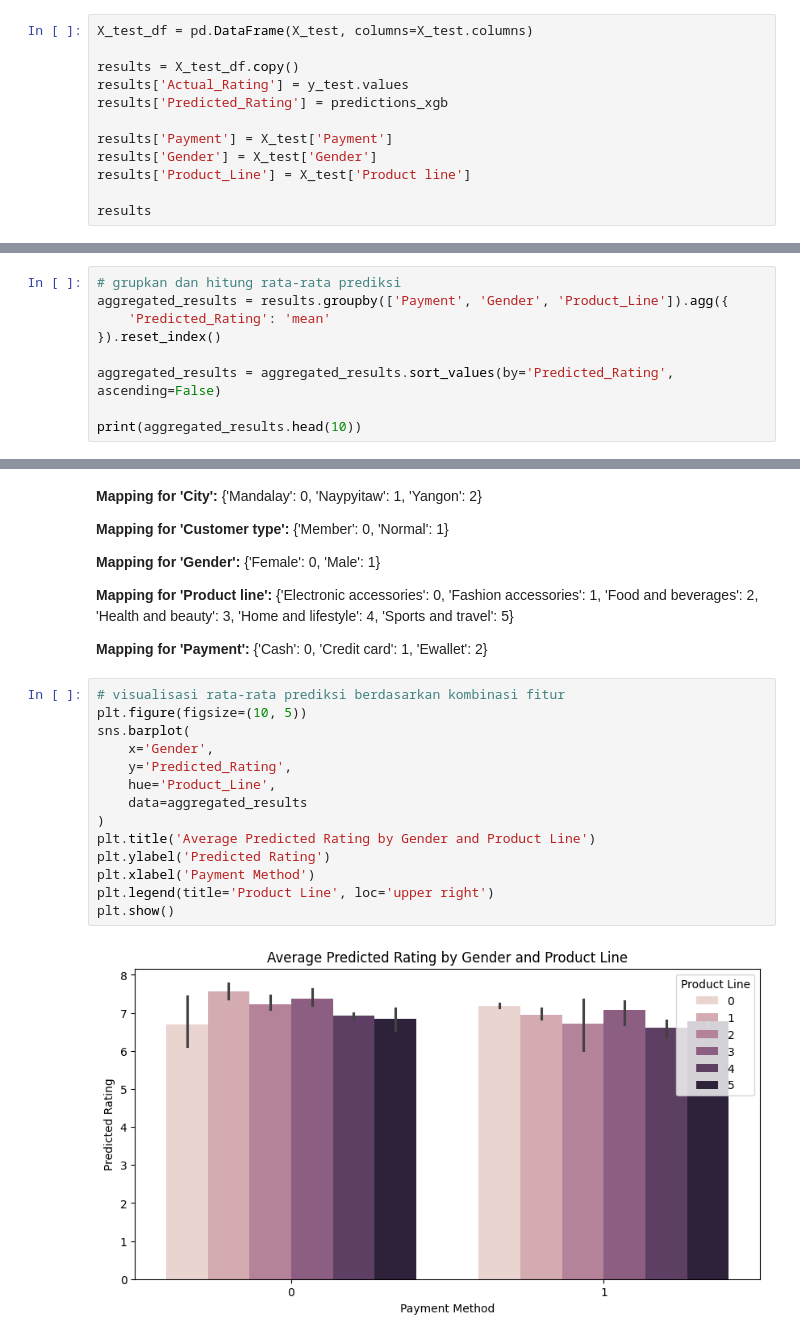
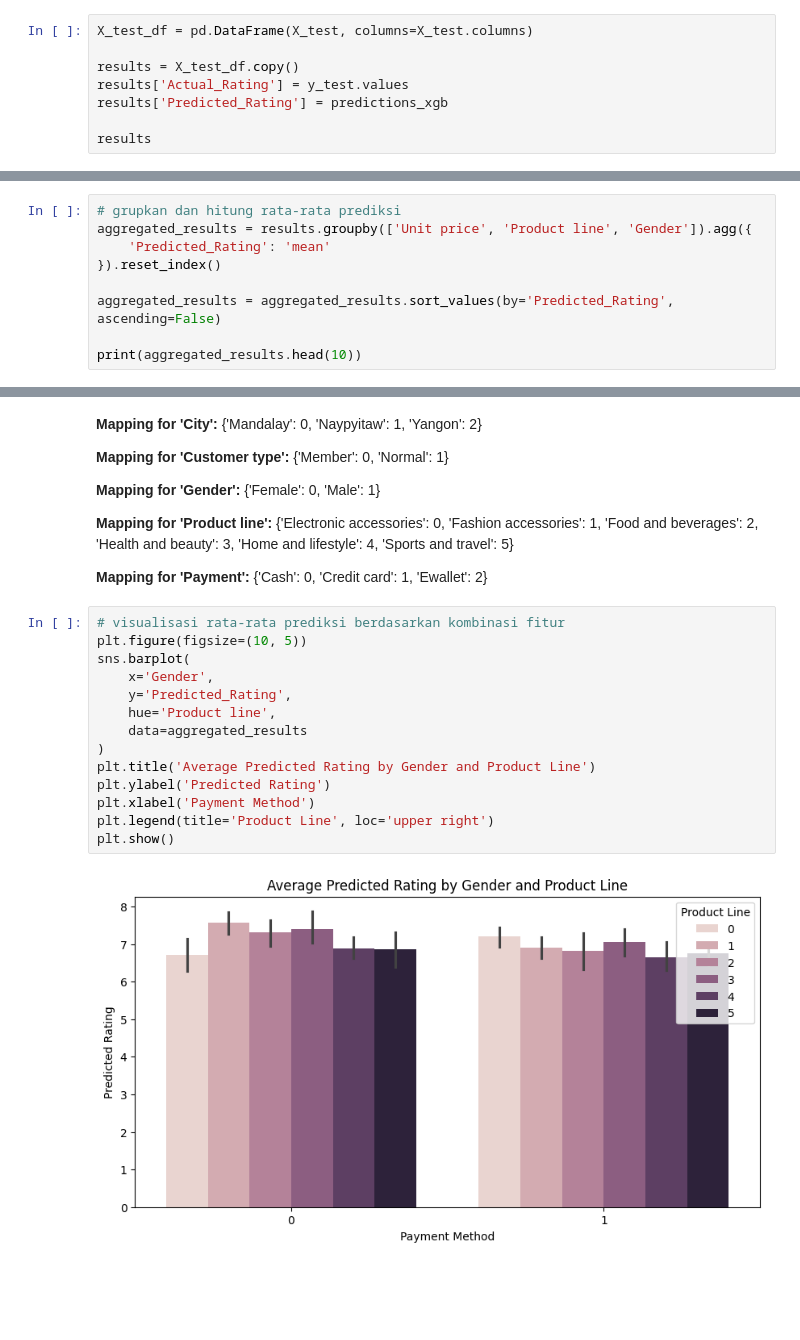
Before and after one commit to jniceshly/supermarket-sales-rating-prediction-regression, a Jupyter notebook: code.ipynb, the cells around one changed output, grey strips where cells are left out. Drawn from its saved outputs; the diff is of its cells as text; blank space fills up the shorter version.

Commit message:
prediction result

```diff
--- a/code.ipynb
+++ b/code.ipynb
@@ -441,10 +441,6 @@ results = X_test_df.copy()
 results['Actual_Rating'] = y_test.values
 results['Predicted_Rating'] = predictions_xgb
 
-results['Payment'] = X_test['Payment']
-results['Gender'] = X_test['Gender']
-results['Product_Line'] = X_test['Product line']
-
 results
 # %% [output]
 |  | City | Customer type | Gender | Product line | Unit price | Quantity | Payment | Actual_Rating | ... |
@@ -466,7 +462,7 @@ results
 #     data[col] = data[col].map(reverse_mapping)
 # %%
 # grupkan dan hitung rata-rata prediksi
-aggregated_results = results.groupby(['Payment', 'Gender', 'Product_Line']).agg({
+aggregated_results = results.groupby(['Unit price', 'Product line', 'Gender']).agg({
     'Predicted_Rating': 'mean'
 }).reset_index()
 
@@ -504,16 +500,16 @@ print(aggregated_results.head(10))
 # %%
 # visualisasi rata-rata prediksi berdasarkan kombinasi fitur
 plt.figure(figsize=(10, 5))
 sns.barplot(
     x='Gender',
     y='Predicted_Rating',
-    hue='Product_Line',
+    hue='Product line',
     data=aggregated_results
 )
 plt.title('Average Predicted Rating by Gender and Product Line')
 plt.ylabel('Predicted Rating')
 plt.xlabel('Payment Method')
 plt.legend(title='Product Line', loc='upper right')
 plt.show()
 # %% [output]
-[figure, old version]
+[figure, new version]
```
Also changed, not shown: parts of 5 cells of this notebook.
